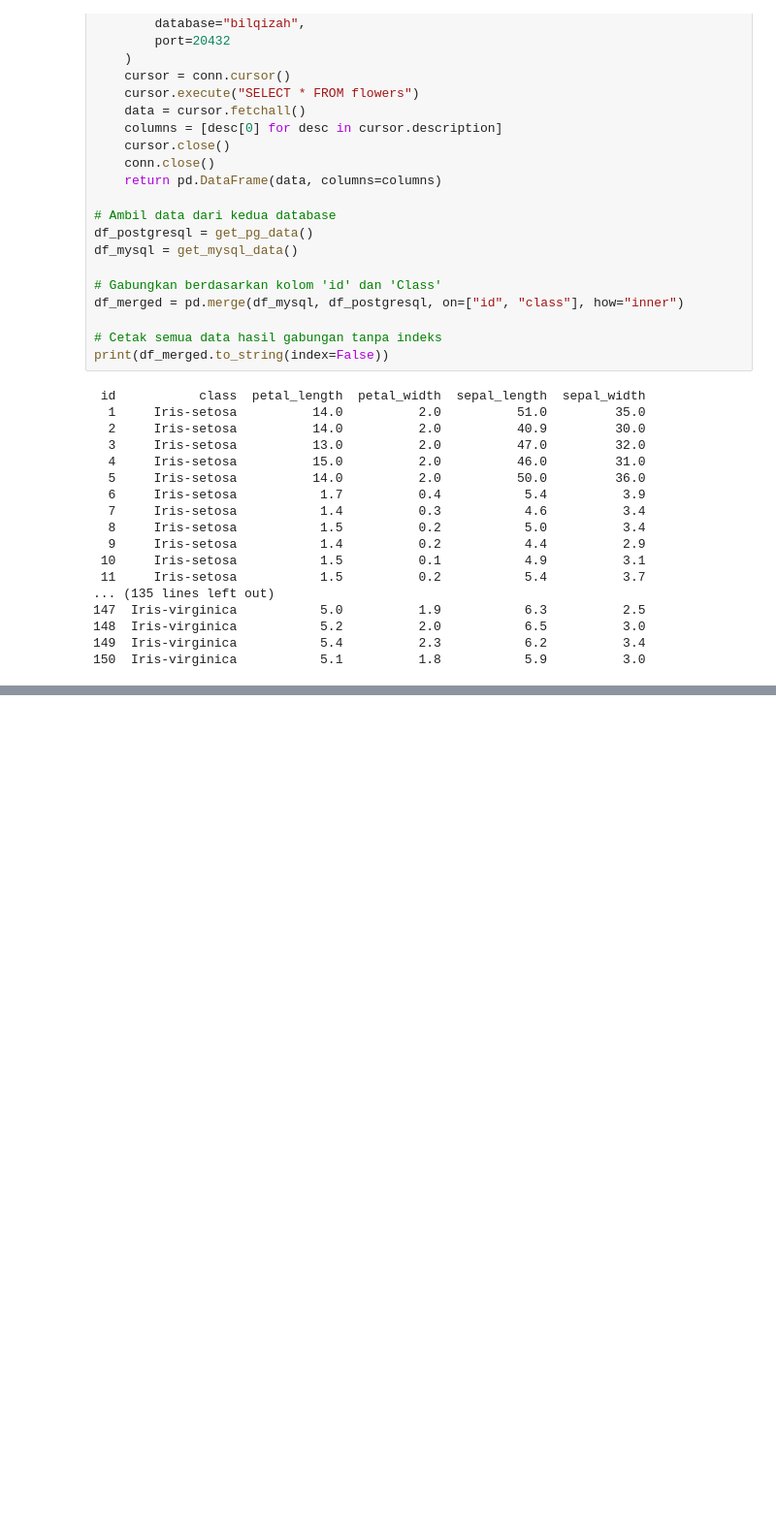
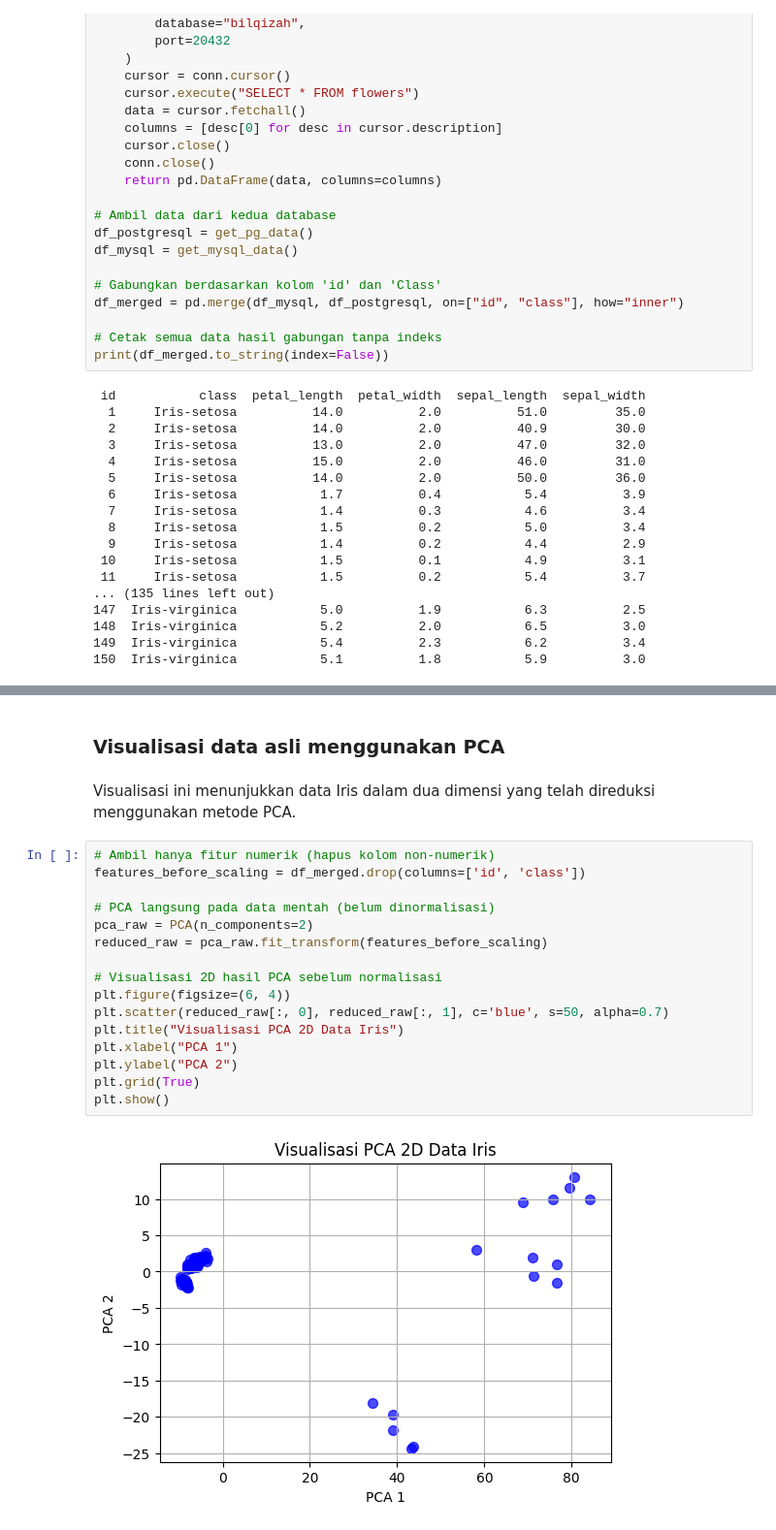
Before and after one commit to bilqizarahma/PENDATA, a Jupyter notebook: _sources/K_Means.ipynb, the cells around one changed output, grey strips where cells are left out. Shown: that part at 97% size. Cells and saved outputs as stored; diff of their text form; blank space fills up the shorter version.

```diff
--- a/_sources/K_Means.ipynb
+++ b/_sources/K_Means.ipynb
@@ -461,0 +268,22 @@ Silhouette Score untuk 4 klaster: 0.904
+# %% [markdown]
+### Visualisasi data asli menggunakan PCA
+# %% [markdown]
+Visualisasi ini menunjukkan data Iris dalam dua dimensi yang telah direduksi menggunakan metode PCA.
+# %%
+# Ambil hanya fitur numerik (hapus kolom non-numerik)
+features_before_scaling = df_merged.drop(columns=['id', 'class'])
+
+# PCA langsung pada data mentah (belum dinormalisasi)
+pca_raw = PCA(n_components=2)
+reduced_raw = pca_raw.fit_transform(features_before_scaling)
+
+# Visualisasi 2D hasil PCA sebelum normalisasi
+plt.figure(figsize=(6, 4))
+plt.scatter(reduced_raw[:, 0], reduced_raw[:, 1], c='blue', s=50, alpha=0.7)
+plt.title("Visualisasi PCA 2D Data Iris")
+plt.xlabel("PCA 1")
+plt.ylabel("PCA 2")
+plt.grid(True)
+plt.show()
+# %% [output]
+[figure, added]
```
Also changed, not shown: parts of 47 cells of this notebook, 12 other files.
